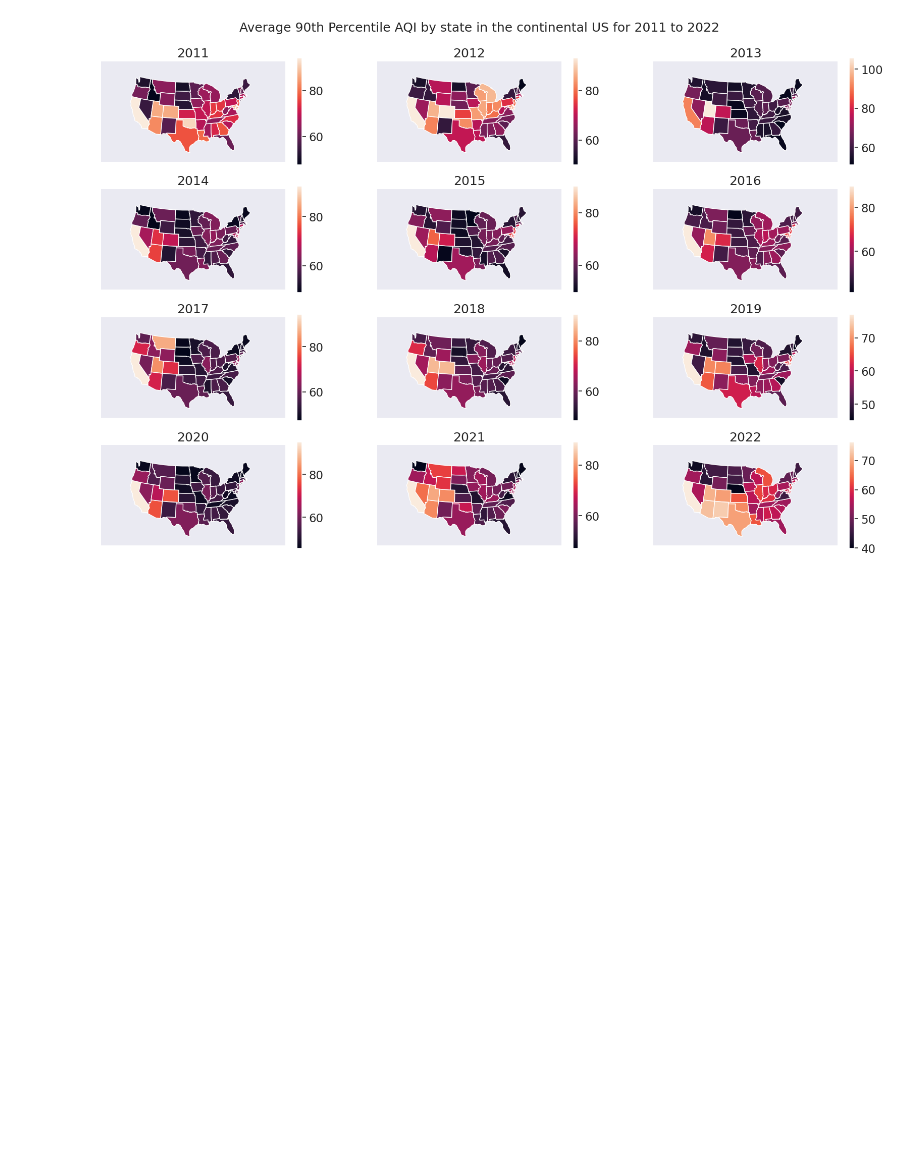
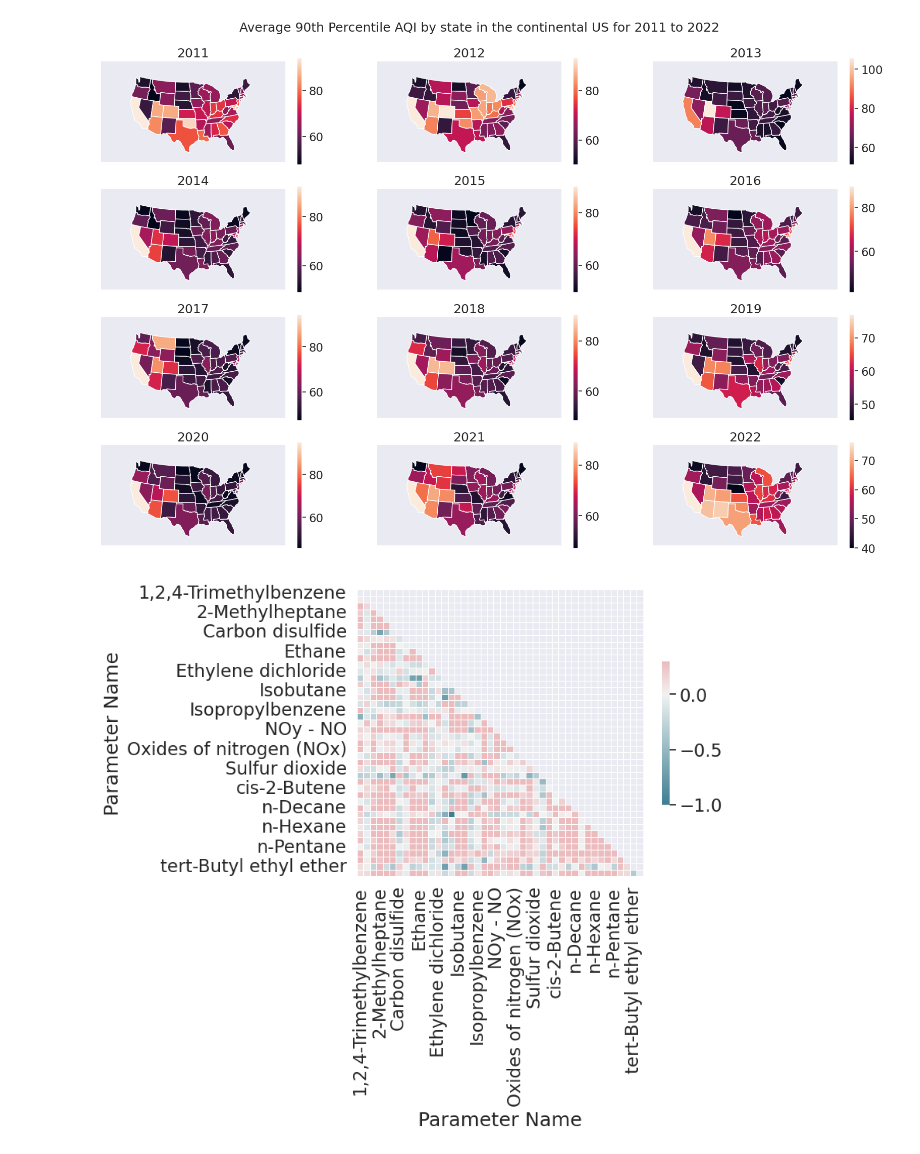
Before and after one commit to ubco-W2022T2-data301/project-group-group04, a Jupyter notebook: analysis/analysis1.ipynb, the cells around one changed output. Cells and saved outputs as stored; diff of their text form; code cells hidden in the pictures; blank space fills up the shorter version.

Commit message:
Add Second data visualization
- Heatmap to see if parameters chosen have any relations or are independent

```diff
--- a/analysis/analysis1.ipynb
+++ b/analysis/analysis1.ipynb
@@ -164,0 +228,23 @@ title = plt.suptitle(
+# %%
+grouped = (
+    filtered.drop(filtered.index[~filtered["Parameter Name"].isin(whitelist)])
+    .drop_duplicates(subset=["CBSA Name", "Year", "Parameter Name"])
+    .groupby(["CBSA Name", "Parameter Name"], as_index=False)
+)["Arithmetic Mean"].agg("mean").pivot(
+    values="Arithmetic Mean",
+    columns="Parameter Name",
+    index="CBSA Name",
+)
+corr = grouped.corr()
+
+# Generate a mask for the top right so we only generate one correlation per
+# pair of factors.
+mask = np.triu(np.ones_like(corr, dtype=np.bool_))
+
+# Generate custom color map
+cmap = sns.diverging_palette(220, 10, as_cmap=True)
+
+# Create figure using seaborn:
+heatmap = sns.heatmap(corr, mask=mask, cmap=cmap, vmax=.3, center=0, square=True, linewidths=.5, cbar_kws={"shrink": .5})
+# %% [output]
+[figure, added]
```
Also changed, not shown: parts of 2 cells of this notebook.
